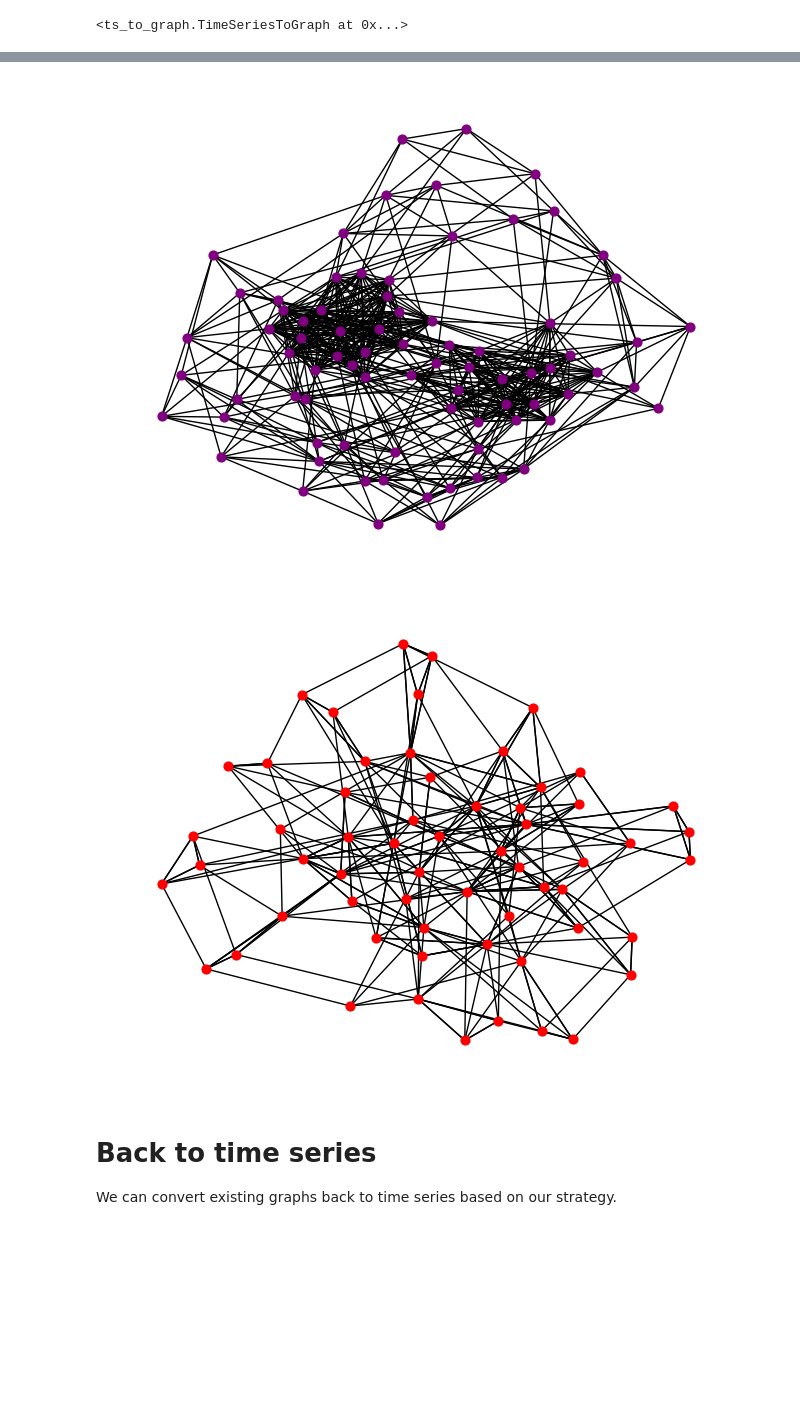
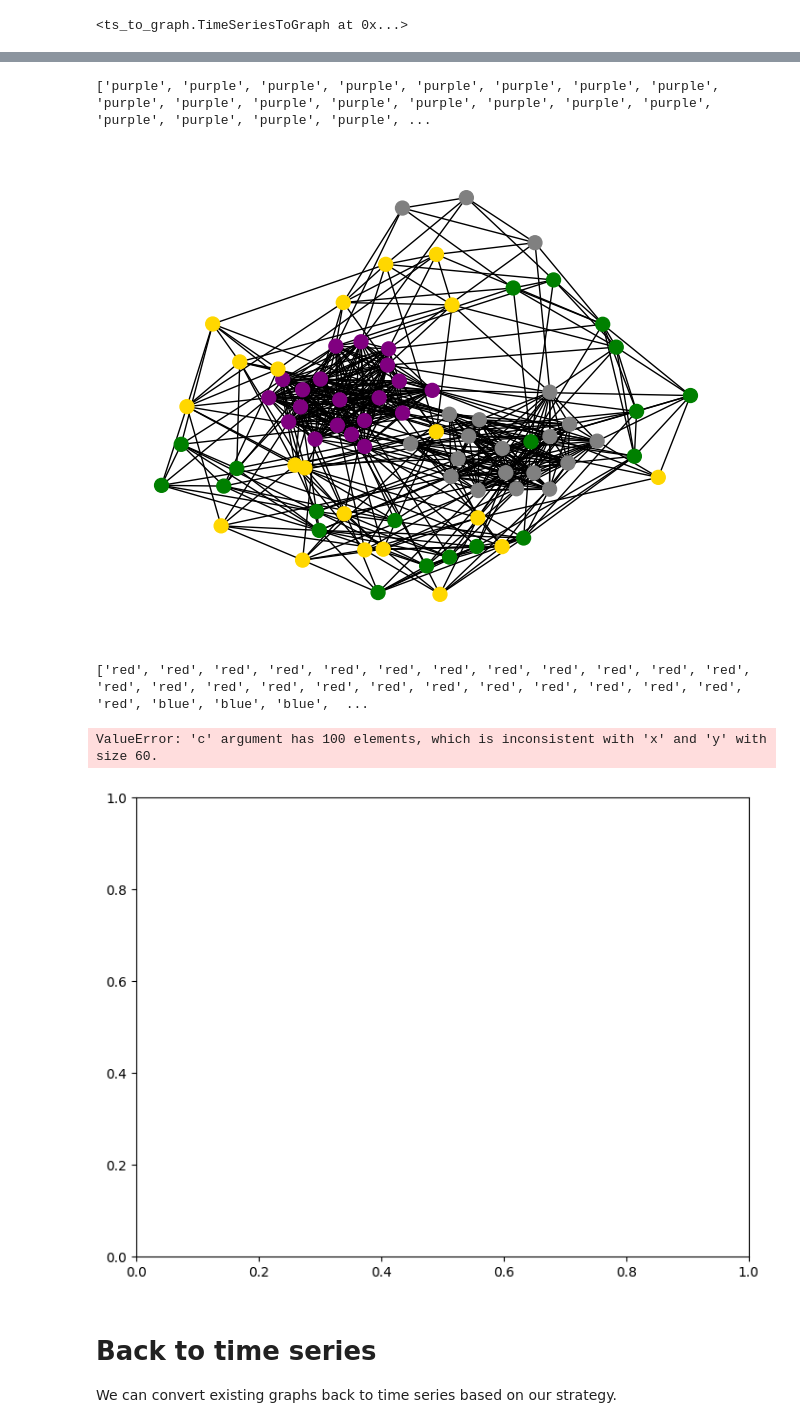
Before and after one commit to zangrcar/ts2g2, a Jupyter notebook: tutorials/demo-ts2g2.ipynb, the cells around one changed output, grey strips where cells are left out. Cells and saved outputs as stored; diff of their text form; code cells hidden in the pictures; blank space fills up the shorter version.

```diff
--- a/tutorials/demo-ts2g2.ipynb
+++ b/tutorials/demo-ts2g2.ipynb
@@ -76,21 +91,21 @@ We can store and combine multiple of already created objects TimeSeriesToGraph i
 # %%
-a = ttg.TimeSeriesToGraph().from_csv(cr.CsvStock(amazon_path, "Close"))\
+a = ttg.TimeSeriesToGraph().from_csv(inp.CsvStock(amazon_path, "Close"))\
     .process(tps.Segment(60, 80))\
-    .to_graph(gs.NaturalVisibility())\
+    .to_graph(gs.NaturalVisibility().get_strategy())\
     .link(link.Link().by_value(link.SameValue(1)))
 
-b = ttg.TimeSeriesToGraph().from_csv(cr.CsvStock(apple_path, "Close"))\
+b = ttg.TimeSeriesToGraph().from_csv(inp.CsvStock(apple_path, "Close"))\
     .process(tps.Segment(120, 140))\
-    .to_graph(gs.NaturalVisibility().with_limit(1))
+    .to_graph(gs.NaturalVisibility().with_limit(1).get_strategy())
 
-c = ttg.TimeSeriesToGraph().from_csv(cr.CsvStock(amazon_path, "Close"))\
+c = ttg.TimeSeriesToGraph().from_csv(inp.CsvStock(amazon_path, "Close"))\
     .process(tps.Segment(180, 200))\
-    .to_graph(gs.NaturalVisibility().with_angle(120))\
+    .to_graph(gs.NaturalVisibility().with_angle(120).get_strategy())\
     .combine_identical_nodes()
 
-d = ttg.TimeSeriesToGraph().from_csv(cr.CsvStock(apple_path, "Close"))\
+d = ttg.TimeSeriesToGraph().from_csv(inp.CsvStock(apple_path, "Close"))\
     .process(tps.Segment(240, 260))\
-    .to_graph(gs.NaturalVisibility())\
+    .to_graph(gs.NaturalVisibility().get_strategy())\
     .link(link.Link().seasonalities(15))
 
 i = ttg.MultivariateTimeSeriesToGraph()\
@@ -101,44 +116,47 @@ i = ttg.MultivariateTimeSeriesToGraph()\
     .link(link.Link().time_coocurence())\
     .link(link.Link().by_value(link.SameValue(0.5)))\
     .combine_identical_nodes()\
-    .draw("purple")
+    .draw(["purple", "green", "grey", "gold"])
 # %% [output]
+['purple', 'purple', 'purple', 'purple', 'purple', 'purple', 'purple', 'purple', 'purple', 'purple', 'purple', 'purple', 'purple', 'purple', 'purple', 'purple', 'purple', 'purple', 'purple', 'purple', ...
-[figure, old version]
+[figure, new version]
 # %%
-x = ttg.TimeSeriesToGraph().from_csv(cr.CsvStock(amazon_path, "Close"))\
+x = ttg.TimeSeriesToGraph().from_csv(inp.CsvStock(amazon_path, "Close"))\
     .process(tps.Segment(60, 90))\
     .process(tps.SlidingWindow(5))\
-    .to_graph(gs.NaturalVisibility())\
+    .to_graph(gs.NaturalVisibility().get_strategy())\
     .combine_identical_nodes()
 
 
-y = ttg.TimeSeriesToGraph().from_csv(cr.CsvStock(apple_path, "Close"))\
+y = ttg.TimeSeriesToGraph().from_csv(inp.CsvStock(apple_path, "Close"))\
     .process(tps.Segment(120, 150))\
     .process(tps.SlidingWindow(5))\
-    .to_graph(gs.NaturalVisibility())\
+    .to_graph(gs.NaturalVisibility().get_strategy())\
     .combine_identical_nodes()
 
-z = ttg.TimeSeriesToGraph().from_csv(cr.CsvStock(amazon_path, "Close"))\
+z = ttg.TimeSeriesToGraph().from_csv(inp.CsvStock(amazon_path, "Close"))\
     .process(tps.Segment(180, 210))\
     .process(tps.SlidingWindow(5))\
-    .to_graph(gs.NaturalVisibility())
+    .to_graph(gs.NaturalVisibility().get_strategy())
 
-w = ttg.TimeSeriesToGraph().from_csv(cr.CsvStock(apple_path, "Close"))\
+w = ttg.TimeSeriesToGraph().from_csv(inp.CsvStock(apple_path, "Close"))\
     .process(tps.Segment(240, 270))\
     .process(tps.SlidingWindow(5))\
-    .to_graph(gs.NaturalVisibility())\
+    .to_graph(gs.NaturalVisibility().get_strategy())\
     .combine_identical_nodes()
 
 j = ttg.MultivariateTimeSeriesToGraph()\
     .add(x)\
     .add(y)\
     .add(z)\
     .add(w)\
     .link(link.LinkMulti().time_coocurence())\
     .combine_identical_nodes()\
     .draw("red")
 # %% [output]
+['red', 'red', 'red', 'red', 'red', 'red', 'red', 'red', 'red', 'red', 'red', 'red', 'red', 'red', 'red', 'red', 'red', 'red', 'red', 'red', 'red', 'red', 'red', 'red', 'red', 'blue', 'blue', 'blue',  ...
+ValueError: 'c' argument has 100 elements, which is inconsistent with 'x' and 'y' with size 60.
-[figure, old version]
+[figure, new version]
 # %% [markdown]
 # Back to time series
 We can convert existing graphs back to time series based on our strategy.
```
Also changed, not shown: parts of 11 cells of this notebook, 8 other files.
